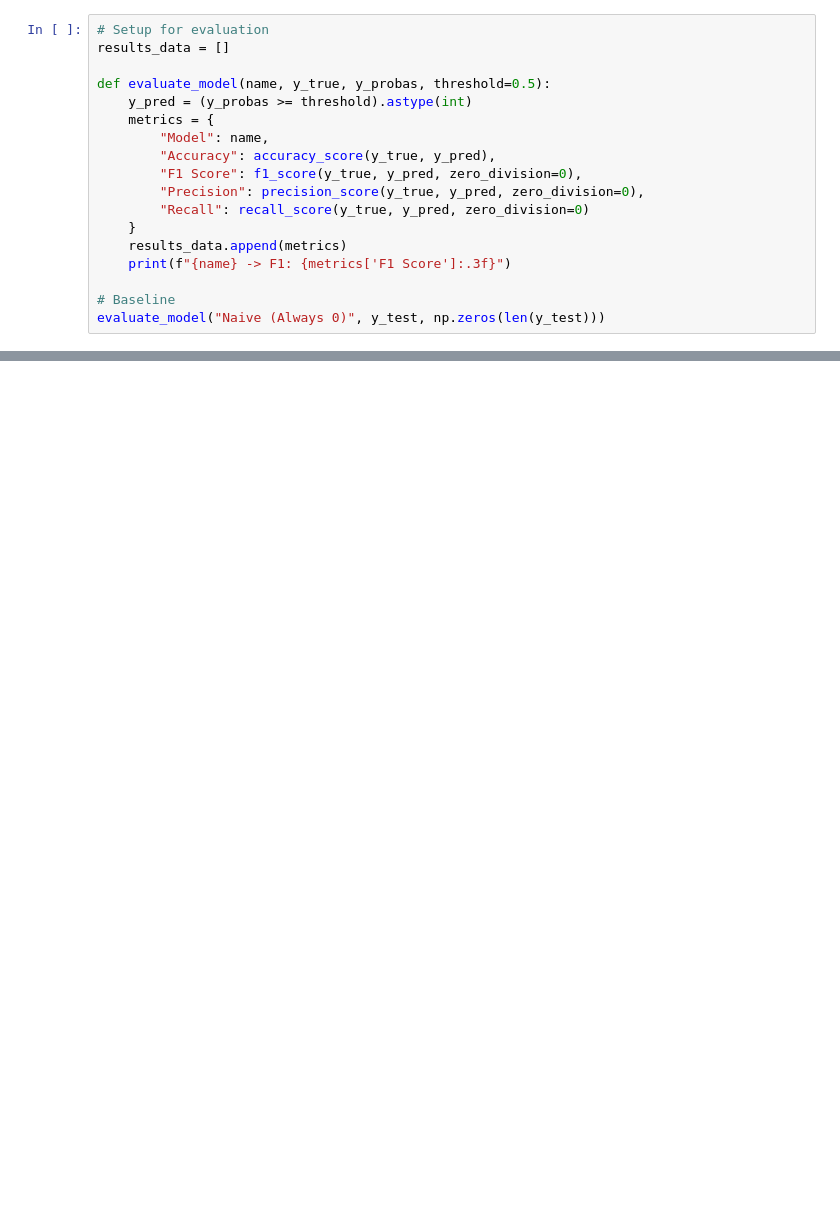
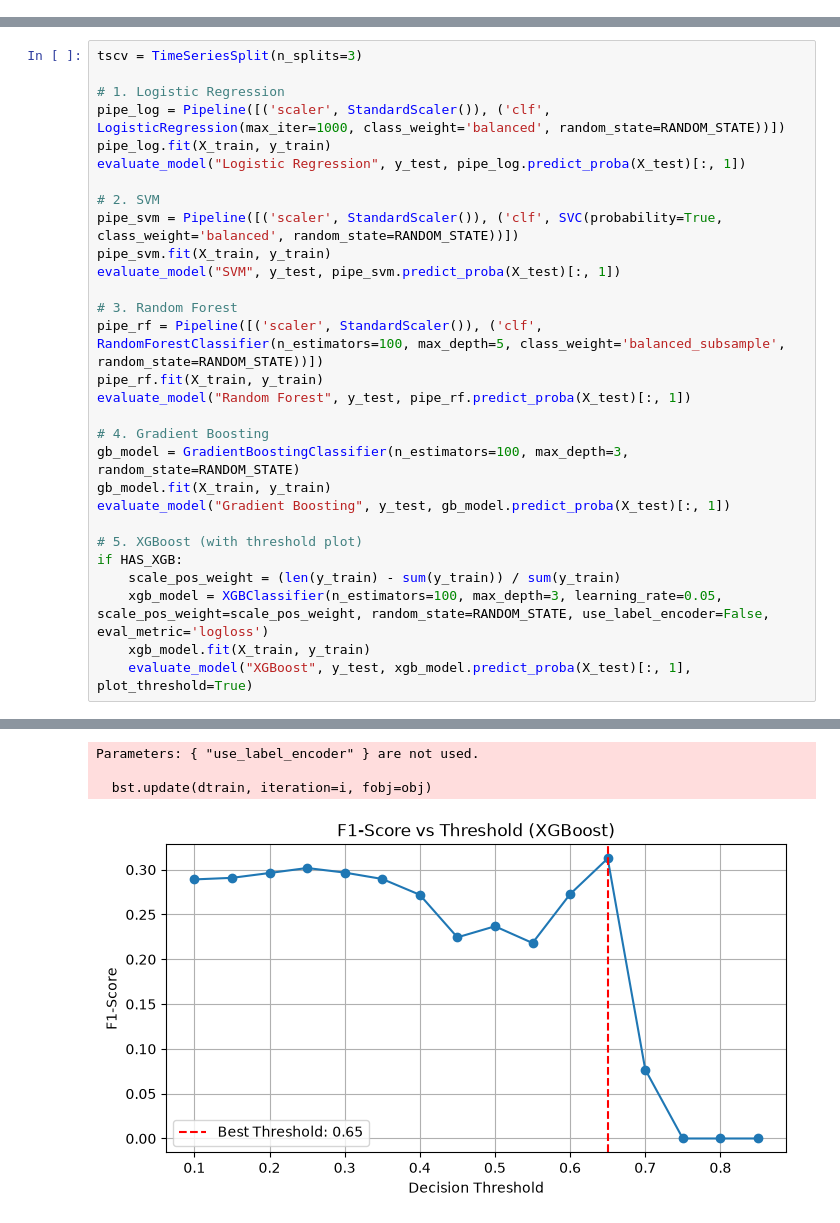
Before and after one commit to Nathan-Pinheiro/AC_hockey_predictions, a Jupyter notebook: coach_predictions.ipynb, the cells around one changed output, grey strips where cells are left out. Cells and saved outputs as stored; diff of their text form; blank space fills up the shorter version.

```diff
--- a/coach_predictions.ipynb
+++ b/coach_predictions.ipynb
@@ -89,18 +61,0 @@ We will test different models. To tune parameters, we use `TimeSeriesSplit` to r
-# %%
-# Setup for evaluation
-results_data = []
-
-def evaluate_model(name, y_true, y_probas, threshold=0.5):
-    y_pred = (y_probas >= threshold).astype(int)
-    metrics = {
-        "Model": name,
-        "Accuracy": accuracy_score(y_true, y_pred),
-        "F1 Score": f1_score(y_true, y_pred, zero_division=0),
-        "Precision": precision_score(y_true, y_pred, zero_division=0),
-        "Recall": recall_score(y_true, y_pred, zero_division=0)
-    }
-    results_data.append(metrics)
-    print(f"{name} -> F1: {metrics['F1 Score']:.3f}")
-
-# Baseline
-evaluate_model("Naive (Always 0)", y_test, np.zeros(len(y_test)))
@@ -161,0 +116,30 @@ Analysis of metrics, overfitting, and feature importance.
+# %%
+tscv = TimeSeriesSplit(n_splits=3)
+
+# 1. Logistic Regression
+pipe_log = Pipeline([('scaler', StandardScaler()), ('clf', LogisticRegression(max_iter=1000, class_weight='balanced', random_state=RANDOM_STATE))])
+pipe_log.fit(X_train, y_train)
+evaluate_model("Logistic Regression", y_test, pipe_log.predict_proba(X_test)[:, 1])
+
+# 2. SVM
+pipe_svm = Pipeline([('scaler', StandardScaler()), ('clf', SVC(probability=True, class_weight='balanced', random_state=RANDOM_STATE))])
+pipe_svm.fit(X_train, y_train)
+evaluate_model("SVM", y_test, pipe_svm.predict_proba(X_test)[:, 1])
+
+# 3. Random Forest
+pipe_rf = Pipeline([('scaler', StandardScaler()), ('clf', RandomForestClassifier(n_estimators=100, max_depth=5, class_weight='balanced_subsample', random_state=RANDOM_STATE))])
+pipe_rf.fit(X_train, y_train)
+evaluate_model("Random Forest", y_test, pipe_rf.predict_proba(X_test)[:, 1])
+
+# 4. Gradient Boosting
+gb_model = GradientBoostingClassifier(n_estimators=100, max_depth=3, random_state=RANDOM_STATE)
+gb_model.fit(X_train, y_train)
+evaluate_model("Gradient Boosting", y_test, gb_model.predict_proba(X_test)[:, 1])
+
+# 5. XGBoost (with threshold plot)
+if HAS_XGB:
+    scale_pos_weight = (len(y_train) - sum(y_train)) / sum(y_train)
+    xgb_model = XGBClassifier(n_estimators=100, max_depth=3, learning_rate=0.05, scale_pos_weight=scale_pos_weight, random_state=RANDOM_STATE, use_label_encoder=False, eval_metric='logloss')
+    xgb_model.fit(X_train, y_train)
+    evaluate_model("XGBoost", y_test, xgb_model.predict_proba(X_test)[:, 1], plot_threshold=True)
+# %% [output]
@@ -161,0 +150,4 @@ Analysis of metrics, overfitting, and feature importance.
+Parameters: { "use_label_encoder" } are not used.
+
+  bst.update(dtrain, iteration=i, fobj=obj)
+[figure, added]
```
Also changed, not shown: parts of 31 cells of this notebook, 3 other files.
